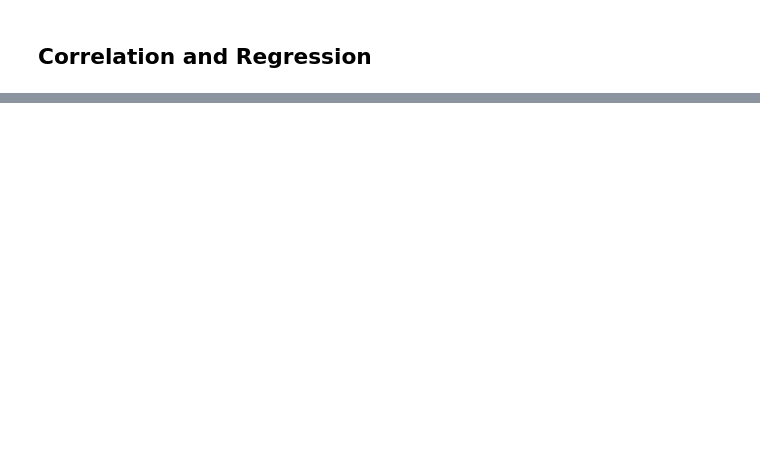
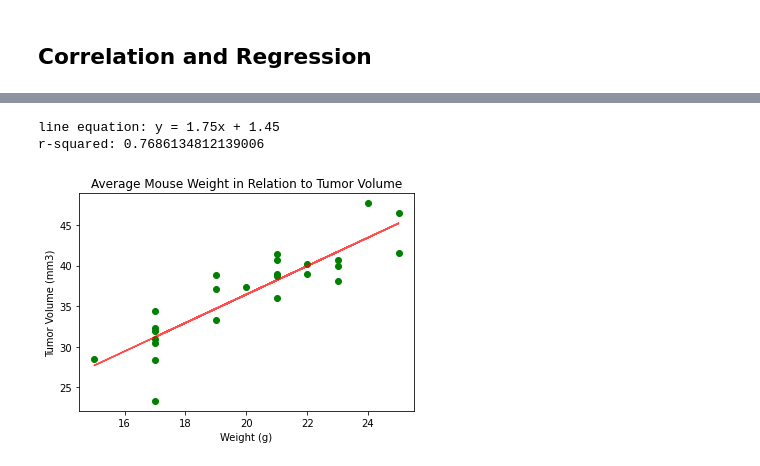
Before and after one commit to kblood86/Matplotlib_Challenge, a Jupyter notebook: Working.ipynb, the cells around one changed output, grey strips where cells are left out. Drawn from its saved outputs; the diff is of its cells as text; code cells hidden in the pictures; blank space fills up the shorter version.

```diff
--- a/Working.ipynb
+++ b/Working.ipynb
@@ -474,0 +356,18 @@ Text(0, 0.5, 'Averag Tumor Volume (mm3)')
+# %%
+avg_weight = capomulin_combined['Weight (g)']
+avg_tumor = capomulin_combined['Tumor Volume (mm3)']
+
+
+plt.scatter(avg_weight,avg_tumor, color="green")
+plt.title('Average Mouse Weight in Relation to Tumor Volume')
+plt.xlabel('Weight (g)')
+plt.ylabel('Tumor Volume (mm3)')
+plt.plot(avg_weight, regress_values, color='r', alpha=0.7)
+
+# Plot the Annotation in the graph
+print(f'line equation: {line_eq}')
+print(f'r-squared: {rvalue**2}')
+# %% [output]
+line equation: y = 1.75x + 1.45
+r-squared: 0.7686134812139006
+[figure, added]
```
Also changed, not shown: parts of 22 cells of this notebook.
